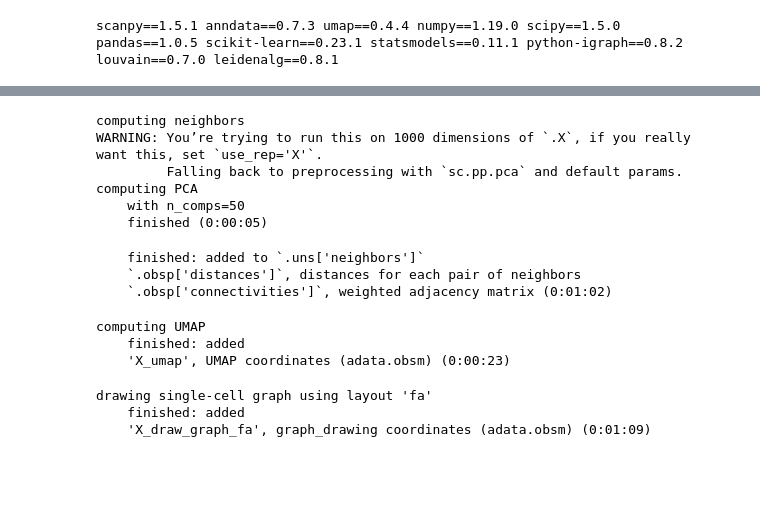
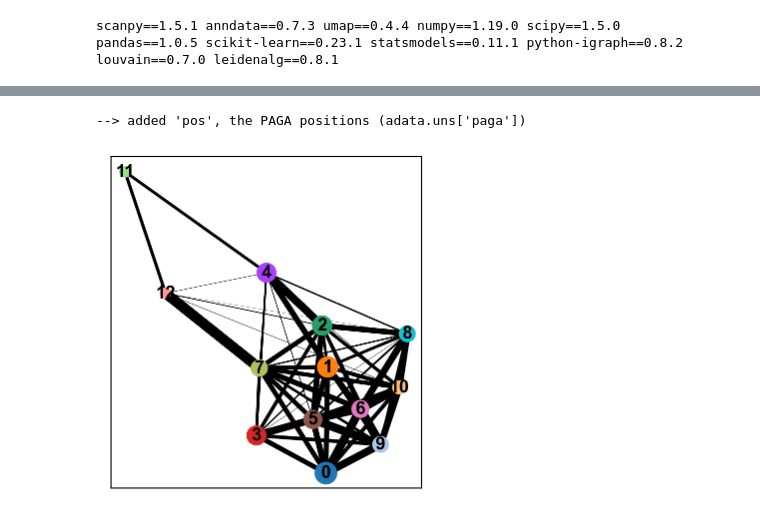
Before and after one commit to reangdeba/compbio, a Jupyter notebook: notebooks/zebrafish_custom_dataset.ipynb, the cells around one changed output, grey strips where cells are left out. Saved outputs shown, nothing was run; the diff lists cells and outputs as text; code cells hidden in the pictures; blank space fills up the shorter version.

```diff
--- a/notebooks/zebrafish_custom_dataset.ipynb
+++ b/notebooks/zebrafish_custom_dataset.ipynb
@@ -40,24 +113,5 @@ WARNING: Some cells have total count of genes equal to zero
 # %%
-sc.pp.neighbors(adata)
+sc.pl.paga(adata)
 # %% [output]
-computing neighbors
-WARNING: You’re trying to run this on 1000 dimensions of `.X`, if you really want this, set `use_rep='X'`.
-         Falling back to preprocessing with `sc.pp.pca` and default params.
-computing PCA
-    with n_comps=50
-    finished (0:00:05)
+--> added 'pos', the PAGA positions (adata.uns['paga'])
-    finished: added to `.uns['neighbors']`
-    `.obsp['distances']`, distances for each pair of neighbors
-    `.obsp['connectivities']`, weighted adjacency matrix (0:01:02)
+[figure, added]
-# %%
-sc.tl.umap(adata)
-# %% [output]
-computing UMAP
-    finished: added
-    'X_umap', UMAP coordinates (adata.obsm) (0:00:23)
-# %%
-sc.tl.draw_graph(adata, maxiter=100)
-# %% [output]
-drawing single-cell graph using layout 'fa'
-    finished: added
-    'X_draw_graph_fa', graph_drawing coordinates (adata.obsm) (0:01:09)
```
Also changed, not shown: parts of 27 cells of this notebook, 1 other file.
